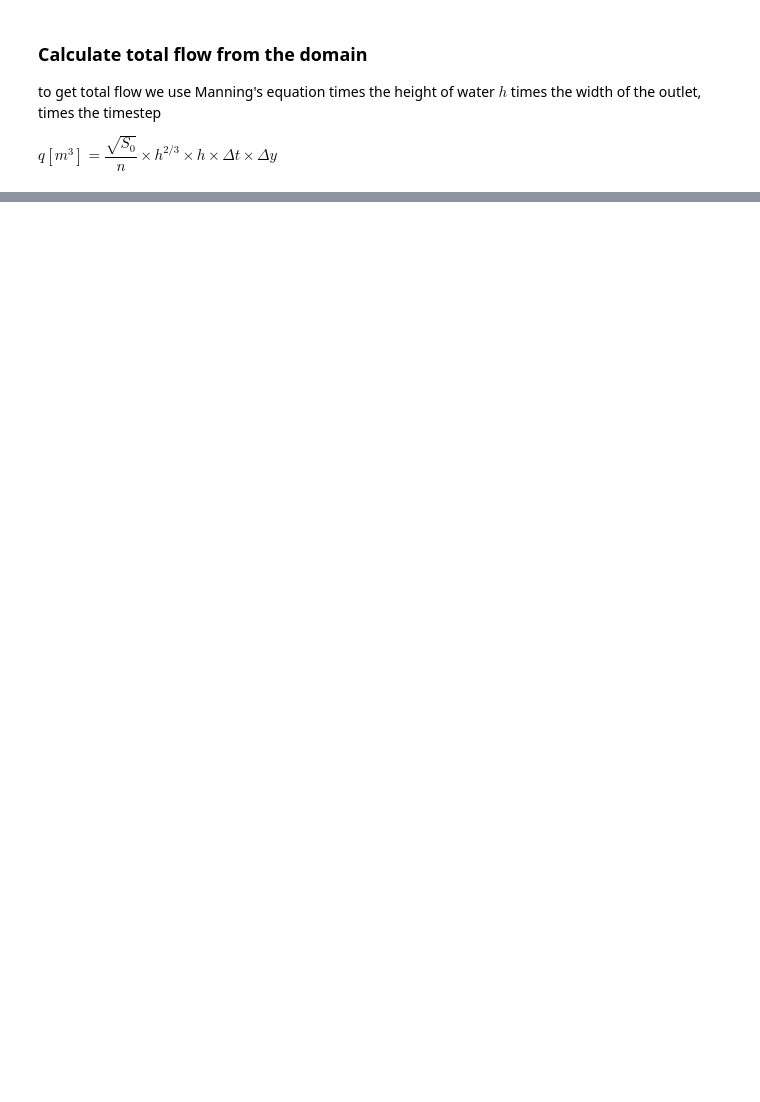
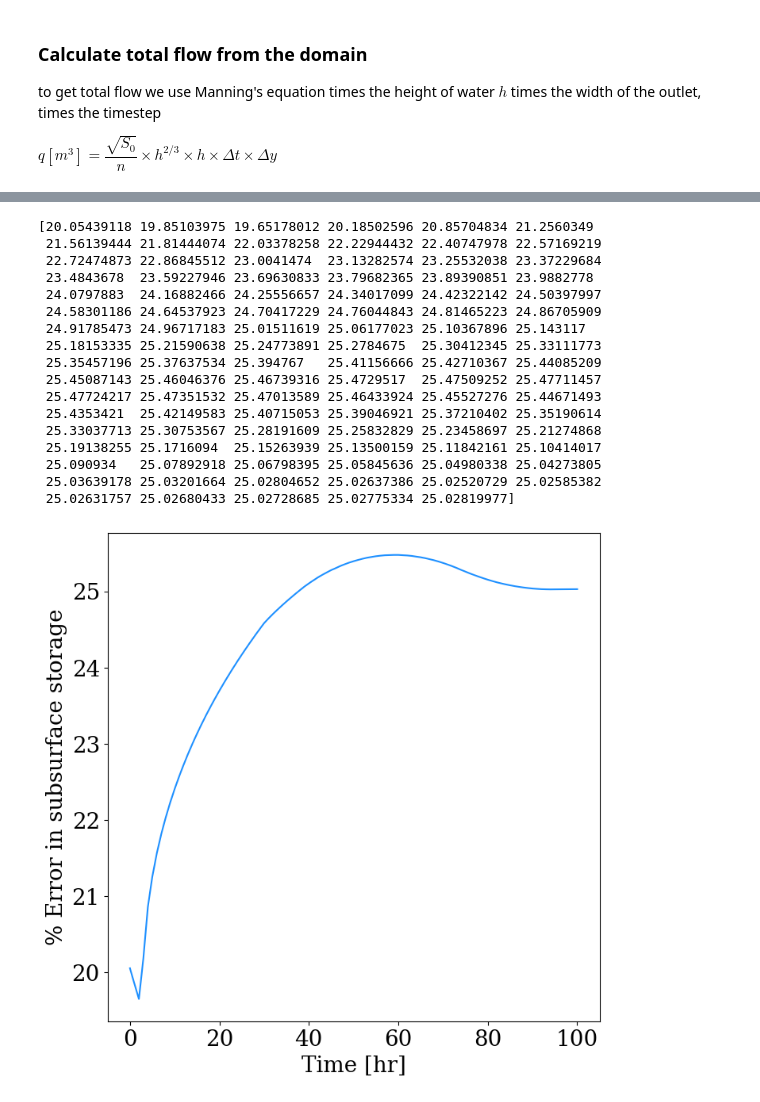
Before and after one commit to mashadab/ParFlow-project, a Jupyter notebook: Overland-flow-class/runoff-generation.ipynb, the cells around one changed output, grey strips where cells are left out. Saved outputs shown, nothing was run; the diff lists cells and outputs as text; code cells hidden in the pictures; blank space fills up the shorter version.

```diff
--- a/Overland-flow-class/runoff-generation.ipynb
+++ b/Overland-flow-class/runoff-generation.ipynb
@@ -446,0 +487,47 @@ surface_subsurface_storage(alpha_vG,dir_name,run_name)
+# %%
+subsurface_storagealphavG100 = np.load(f'overland_flow_class_alphavG100.npz'); subsurf_storage100 = subsurface_storagealphavG100['arr_0']; overland100 = subsurface_storagealphavG100['arr_2']
+subsurface_storagealphavG1 = np.load(f'overland_flow_class_alphavG1.npz'); subsurf_storage1 = subsurface_storagealphavG1['arr_0']; overland1 = subsurface_storagealphavG1['arr_2']
+print((subsurf_storage1-subsurf_storage100)/subsurf_storage1*100)
+
+plt.figure(figsize=(8,8) , dpi=100)
+plt.plot((subsurf_storage1-subsurf_storage100)/subsurf_storage1*100,color=blue)
+plt.xlabel('Time [hr]')
+plt.ylabel('% Error in subsurface storage')
+plt.savefig(f'overland_flow_Error__subsurface_storage.pdf',bbox_inches='tight', dpi = 600)
+
+
+plt.figure(figsize=(8,8) , dpi=100)
+plt.plot(subsurf_storage1[:-1],label='Alpha=1',color=blue)
+plt.plot(subsurf_storage100[:-1],label='Alpha=100',color=red)
+plt.xlabel('Time [hr]')
+plt.ylabel('Subsurface storage [m^2]')
+plt.legend()
+plt.savefig(f'overland_flow_class_subsurface_storage.pdf',bbox_inches='tight', dpi = 600)
+
+
+plt.figure(figsize=(8,8) , dpi=100)
+plt.plot(overland1[:-1],label='Alpha=1',color=blue)
+plt.plot(overland100[:-1],label='Alpha=100',color=red)
+plt.xlabel('Time [hr]')
+plt.ylabel('Outflow summed [m^2]')
+plt.legend()
+plt.savefig(f'overland_flow_class_overland_flow.pdf',bbox_inches='tight', dpi = 600)
+# %% [output]
+[20.05439118 19.85103975 19.65178012 20.18502596 20.85704834 21.2560349
+ 21.56139444 21.81444074 22.03378258 22.22944432 22.40747978 22.57169219
+ 22.72474873 22.86845512 23.0041474  23.13282574 23.25532038 23.37229684
+ 23.4843678  23.59227946 23.69630833 23.79682365 23.89390851 23.9882778
+ 24.0797883  24.16882466 24.25556657 24.34017099 24.42322142 24.50397997
+ 24.58301186 24.64537923 24.70417229 24.76044843 24.81465223 24.86705909
+ 24.91785473 24.96717183 25.01511619 25.06177023 25.10367896 25.143117
+ 25.18153335 25.21590638 25.24773891 25.2784675  25.30412345 25.33111773
+ 25.35457196 25.37637534 25.394767   25.41156666 25.42710367 25.44085209
+ 25.45087143 25.46046376 25.46739316 25.4729517  25.47509252 25.47711457
+ 25.47724217 25.47351532 25.47013589 25.46433924 25.45527276 25.44671493
+ 25.4353421  25.42149583 25.40715053 25.39046921 25.37210402 25.35190614
+ 25.33037713 25.30753567 25.28191609 25.25832829 25.23458697 25.21274868
+ 25.19138255 25.1716094  25.15263939 25.13500159 25.11842161 25.10414017
+ 25.090934   25.07892918 25.06798395 25.05845636 25.04980338 25.04273805
+ 25.03639178 25.03201664 25.02804652 25.02637386 25.02520729 25.02585382
+ 25.02631757 25.02680433 25.02728685 25.02775334 25.02819977]
+[figure, added]
```
Also changed, not shown: parts of 4 cells of this notebook.
